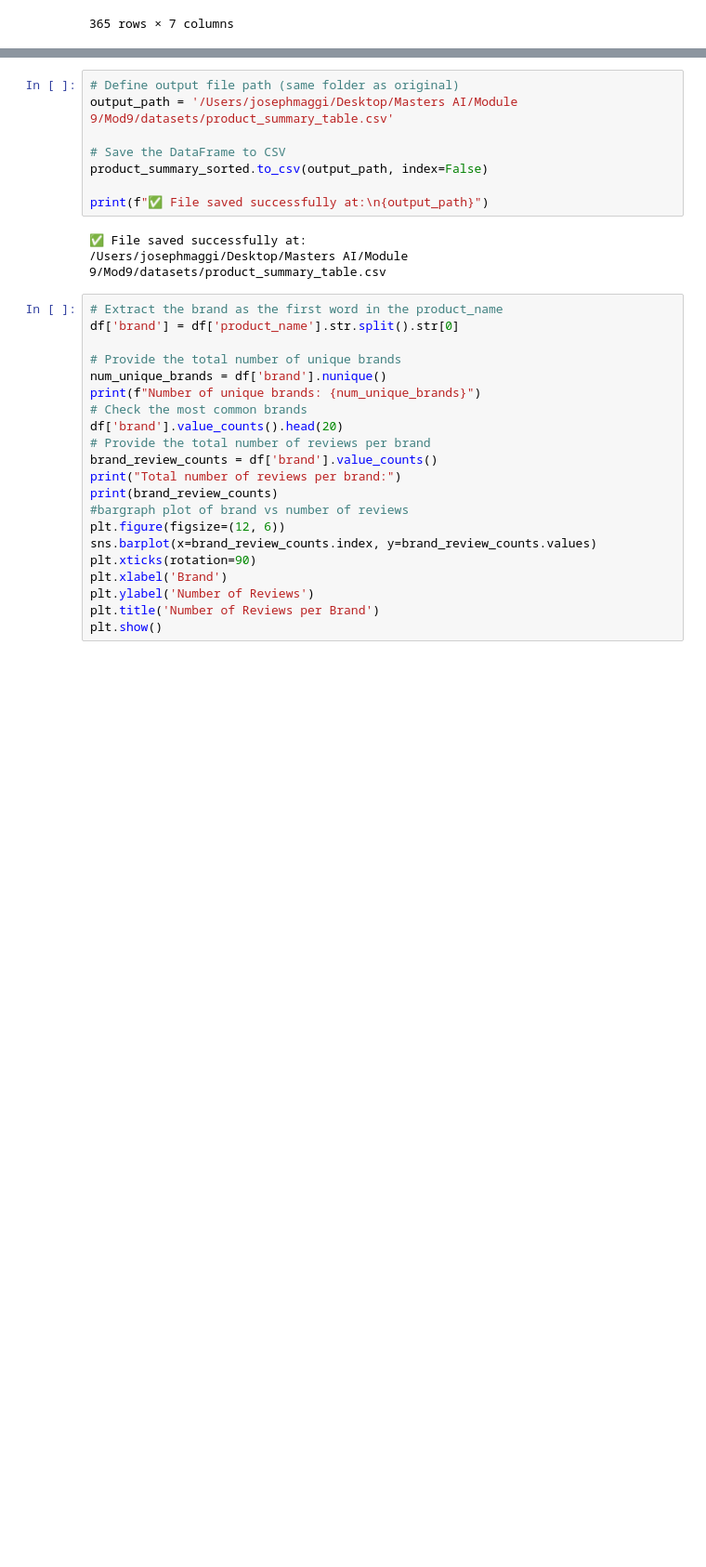
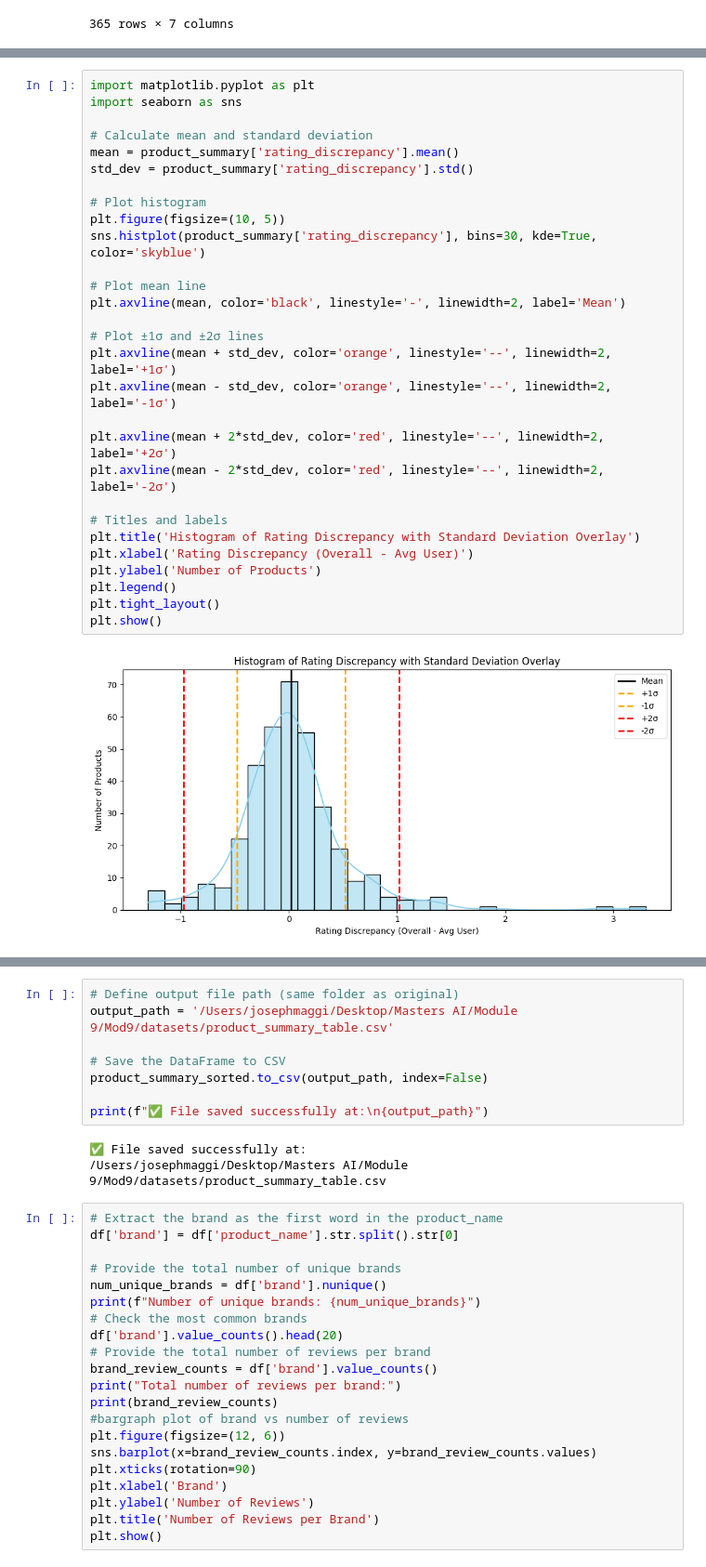
Before and after one commit to gnm001/Mod9, a Jupyter notebook: MSAI7_20.1_9_6_1. Joseph Mario Maggi.ipynb, the cells around one changed output, grey strips where cells are left out. Shown at 93% size. Cells and saved outputs as stored; diff of their text form; blank space fills up the shorter version.

```diff
--- a/MSAI7_20.1_9_6_1. Joseph Mario Maggi.ipynb
+++ b/MSAI7_20.1_9_6_1. Joseph Mario Maggi.ipynb
@@ -356,0 +397,31 @@ product_summary.sort_values(by='rating_discrepancy_pct', ascending=False)
+# %%
+import matplotlib.pyplot as plt
+import seaborn as sns
+
+# Calculate mean and standard deviation
+mean = product_summary['rating_discrepancy'].mean()
+std_dev = product_summary['rating_discrepancy'].std()
+
+# Plot histogram
+plt.figure(figsize=(10, 5))
+sns.histplot(product_summary['rating_discrepancy'], bins=30, kde=True, color='skyblue')
+
+# Plot mean line
+plt.axvline(mean, color='black', linestyle='-', linewidth=2, label='Mean')
+
+# Plot ±1σ and ±2σ lines
+plt.axvline(mean + std_dev, color='orange', linestyle='--', linewidth=2, label='+1σ')
+plt.axvline(mean - std_dev, color='orange', linestyle='--', linewidth=2, label='-1σ')
+
+plt.axvline(mean + 2*std_dev, color='red', linestyle='--', linewidth=2, label='+2σ')
+plt.axvline(mean - 2*std_dev, color='red', linestyle='--', linewidth=2, label='-2σ')
+
+# Titles and labels
+plt.title('Histogram of Rating Discrepancy with Standard Deviation Overlay')
+plt.xlabel('Rating Discrepancy (Overall - Avg User)')
+plt.ylabel('Number of Products')
+plt.legend()
+plt.tight_layout()
+plt.show()
+# %% [output]
+[figure, added]
```
Also changed, not shown: parts of 14 cells of this notebook.
